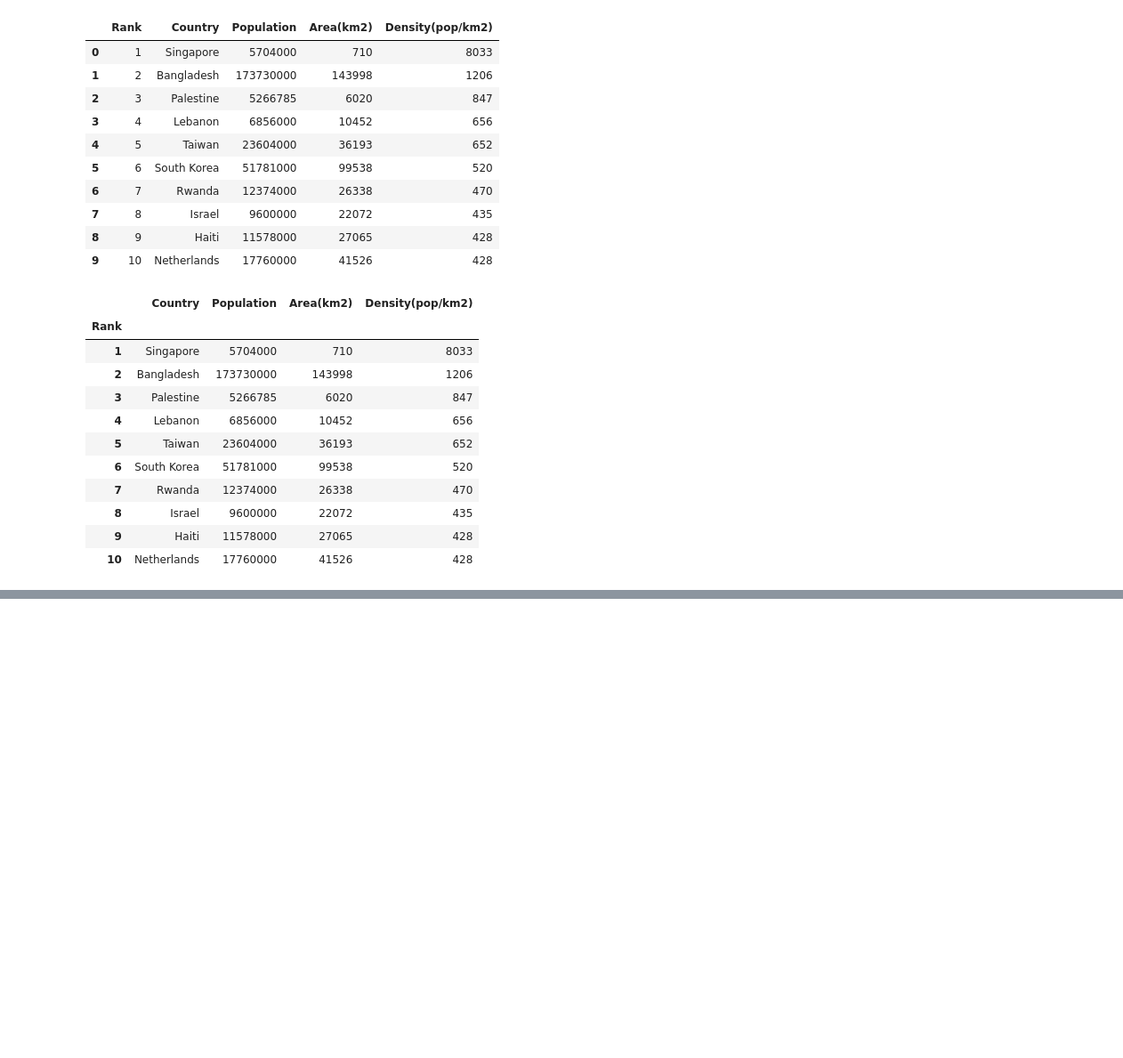
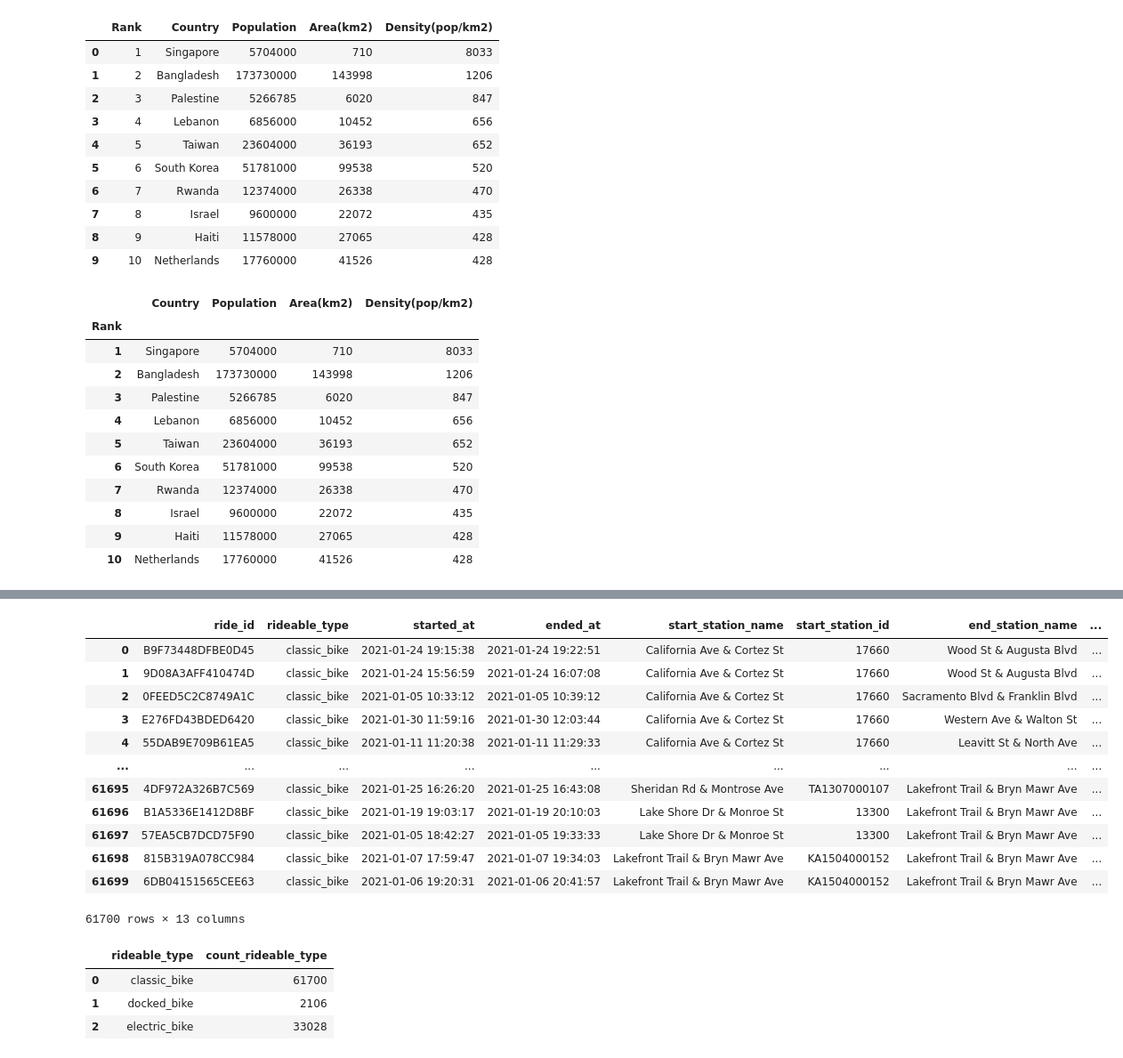
Before and after one commit to Elfridhasman/Python-for-Machine-Learning-Data-Science, a Jupyter notebook: pandas/09-Inputs-and-Outputs.ipynb, the cells around one changed output, grey strips where cells are left out. Shown at 89% size. Drawn from its saved outputs; the diff is of its cells as text; code cells hidden in the pictures; blank space fills up the shorter version.

```diff
--- a/pandas/09-Inputs-and-Outputs.ipynb
+++ b/pandas/09-Inputs-and-Outputs.ipynb
@@ -197,0 +335,39 @@ world_topten.to_html('sample_table.html',index=False)
+# %%
+query = '''
+    SELECT *
+    FROM `202101-divvy-tripdata`
+    WHERE rideable_type = 'classic_bike'
+'''
+
+result = pd.read_sql_query(query,engine)
+result
+# %% [output]
+|  | ride_id | rideable_type | started_at | ended_at | start_station_name | start_station_id | end_station_name | ... |
+| 0 | B9F73448DFBE0D45 | classic_bike | 2021-01-24 19:15:38 | 2021-01-24 19:22:51 | California Ave & Cortez St | 17660 | Wood St & Augusta Blvd | ... |
+| 1 | 9D08A3AFF410474D | classic_bike | 2021-01-24 15:56:59 | 2021-01-24 16:07:08 | California Ave & Cortez St | 17660 | Wood St & Augusta Blvd | ... |
+| 2 | 0FEED5C2C8749A1C | classic_bike | 2021-01-05 10:33:12 | 2021-01-05 10:39:12 | California Ave & Cortez St | 17660 | Sacramento Blvd & Franklin Blvd | ... |
+| 3 | E276FD43BDED6420 | classic_bike | 2021-01-30 11:59:16 | 2021-01-30 12:03:44 | California Ave & Cortez St | 17660 | Western Ave & Walton St | ... |
+| 4 | 55DAB9E709B61EA5 | classic_bike | 2021-01-11 11:20:38 | 2021-01-11 11:29:33 | California Ave & Cortez St | 17660 | Leavitt St & North Ave | ... |
+| ... | ... | ... | ... | ... | ... | ... | ... | ... |
+| 61695 | 4DF972A326B7C569 | classic_bike | 2021-01-25 16:26:20 | 2021-01-25 16:43:08 | Sheridan Rd & Montrose Ave | TA1307000107 | Lakefront Trail & Bryn Mawr Ave | ... |
+| 61696 | B1A5336E1412D8BF | classic_bike | 2021-01-19 19:03:17 | 2021-01-19 20:10:03 | Lake Shore Dr & Monroe St | 13300 | Lakefront Trail & Bryn Mawr Ave | ... |
+| 61697 | 57EA5CB7DCD75F90 | classic_bike | 2021-01-05 18:42:27 | 2021-01-05 19:33:33 | Lake Shore Dr & Monroe St | 13300 | Lakefront Trail & Bryn Mawr Ave | ... |
+| 61698 | 815B319A078CC984 | classic_bike | 2021-01-07 17:59:47 | 2021-01-07 19:34:03 | Lakefront Trail & Bryn Mawr Ave | KA1504000152 | Lakefront Trail & Bryn Mawr Ave | ... |
+| 61699 | 6DB04151565CEE63 | classic_bike | 2021-01-06 19:20:31 | 2021-01-06 20:41:57 | Lakefront Trail & Bryn Mawr Ave | KA1504000152 | Lakefront Trail & Bryn Mawr Ave | ... |
+61700 rows × 13 columns
+# %%
+query = '''
+    SELECT
+        rideable_type,
+        COUNT(rideable_type) AS count_rideable_type
+    FROM `202101-divvy-tripdata`
+    GROUP BY rideable_type
+'''
+
+result = pd.read_sql_query(query,engine)
+result
+# %% [output]
+|  | rideable_type | count_rideable_type |
+| 0 | classic_bike | 61700 |
+| 1 | docked_bike | 2106 |
+| 2 | electric_bike | 33028 |
```
Also changed, not shown: parts of 28 cells of this notebook, 2 other files.
